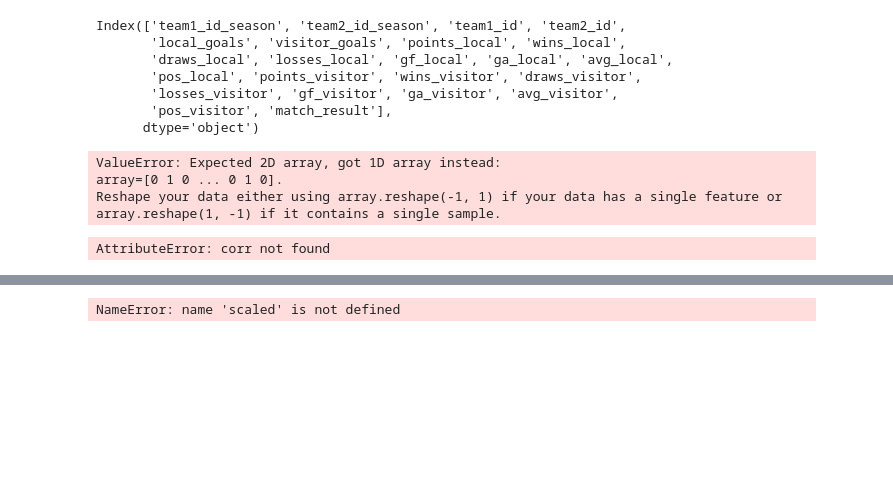
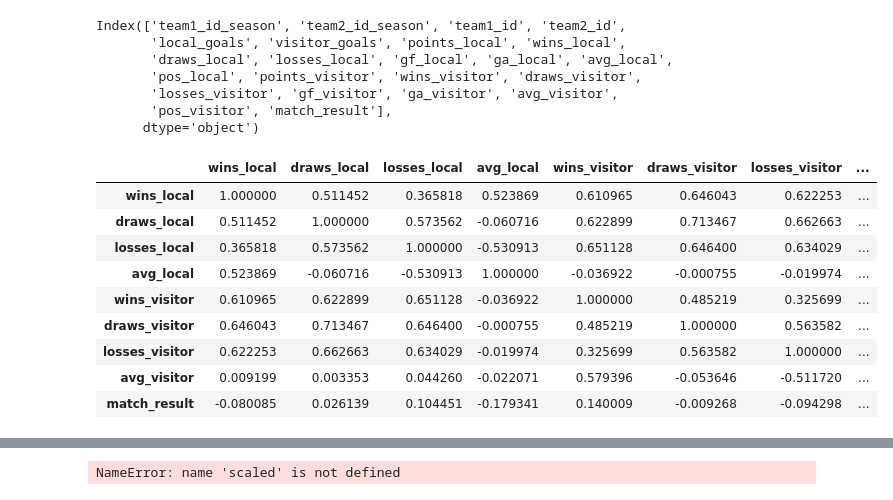
Before and after one commit to PabloMatus6/Spanish-LaLiga-Matchweek-Prediction, a Jupyter notebook: Pruebas/Data request & Preparation.ipynb, the cells around one changed output, grey strips where cells are left out. Drawn from its saved outputs; the diff is of its cells as text; code cells hidden in the pictures; blank space fills up the shorter version.

```diff
--- a/Pruebas/Data request & Preparation.ipynb
+++ b/Pruebas/Data request & Preparation.ipynb
@@ -531,19 +567,20 @@ Index(['team1_id_season', 'team2_id_season', 'team1_id', 'team2_id',
        'losses_visitor', 'gf_visitor', 'ga_visitor', 'avg_visitor',
        'pos_visitor', 'match_result'],
       dtype='object')
-# %%
-encoder = OneHotEncoder(drop=None, sparse=False)
-df_onehot = encoder.fit_transform(df_corr['match_result'])
-print(df_onehot)
-# %% [output]
-ValueError: Expected 2D array, got 1D array instead:
-array=[0 1 0 ... 0 1 0].
-Reshape your data either using array.reshape(-1, 1) if your data has a single feature or array.reshape(1, -1) if it contains a single sample.
 # %%
-correlation = df_onehot.corr()
+correlation = df_corr.corr()
 correlation
 # %% [output]
-AttributeError: corr not found
+|  | wins_local | draws_local | losses_local | avg_local | wins_visitor | draws_visitor | losses_visitor | ... |
+| wins_local | 1.000000 | 0.511452 | 0.365818 | 0.523869 | 0.610965 | 0.646043 | 0.622253 | ... |
+| draws_local | 0.511452 | 1.000000 | 0.573562 | -0.060716 | 0.622899 | 0.713467 | 0.662663 | ... |
+| losses_local | 0.365818 | 0.573562 | 1.000000 | -0.530913 | 0.651128 | 0.646400 | 0.634029 | ... |
+| avg_local | 0.523869 | -0.060716 | -0.530913 | 1.000000 | -0.036922 | -0.000755 | -0.019974 | ... |
+| wins_visitor | 0.610965 | 0.622899 | 0.651128 | -0.036922 | 1.000000 | 0.485219 | 0.325699 | ... |
+| draws_visitor | 0.646043 | 0.713467 | 0.646400 | -0.000755 | 0.485219 | 1.000000 | 0.563582 | ... |
+| losses_visitor | 0.622253 | 0.662663 | 0.634029 | -0.019974 | 0.325699 | 0.563582 | 1.000000 | ... |
+| avg_visitor | 0.009199 | 0.003353 | 0.044260 | -0.022071 | 0.579396 | -0.053646 | -0.511720 | ... |
+| match_result | -0.080085 | 0.026139 | 0.104451 | -0.179341 | 0.140009 | -0.009268 | -0.094298 | ... |
 # %%
 f = plt.figure(figsize=(14, 10))
 plt.matshow(correlation, fignum=f.number)
```
Also changed, not shown: parts of 7 cells of this notebook.
